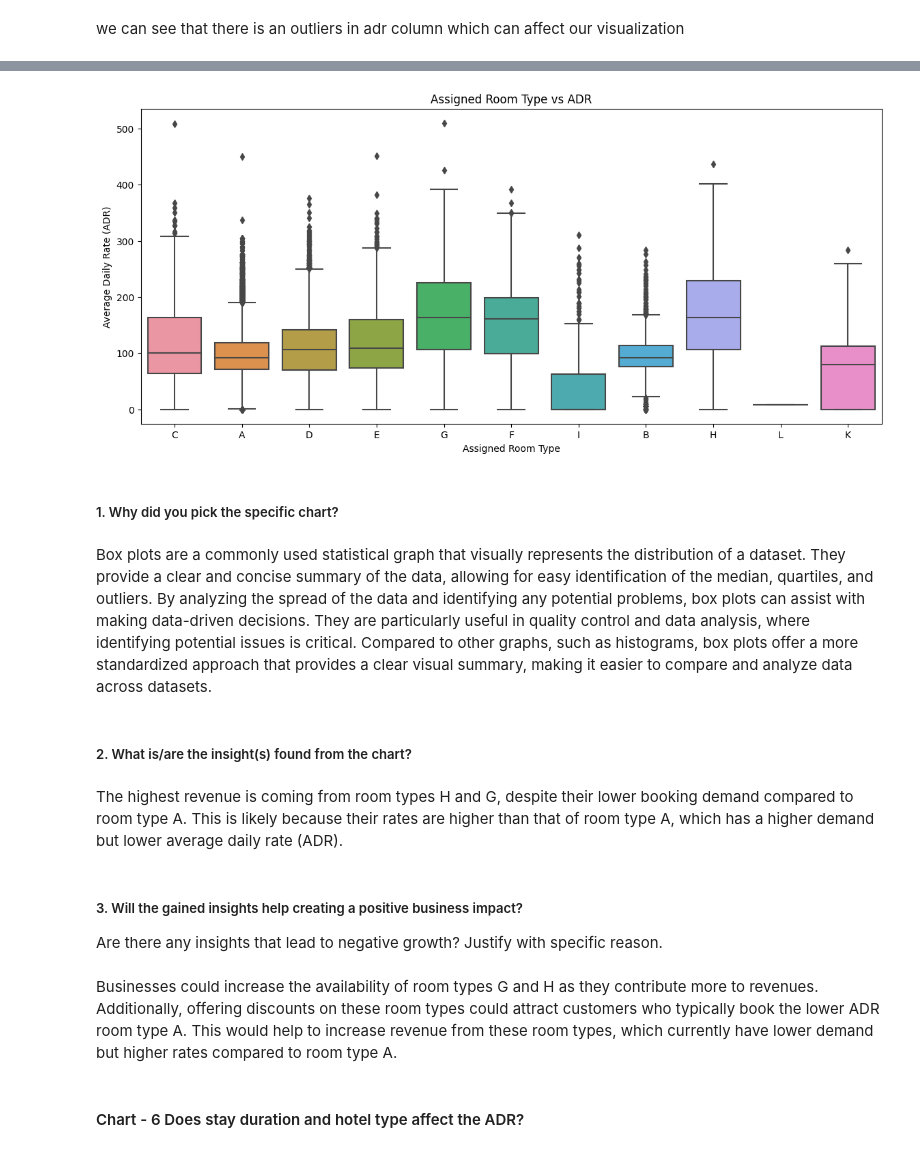
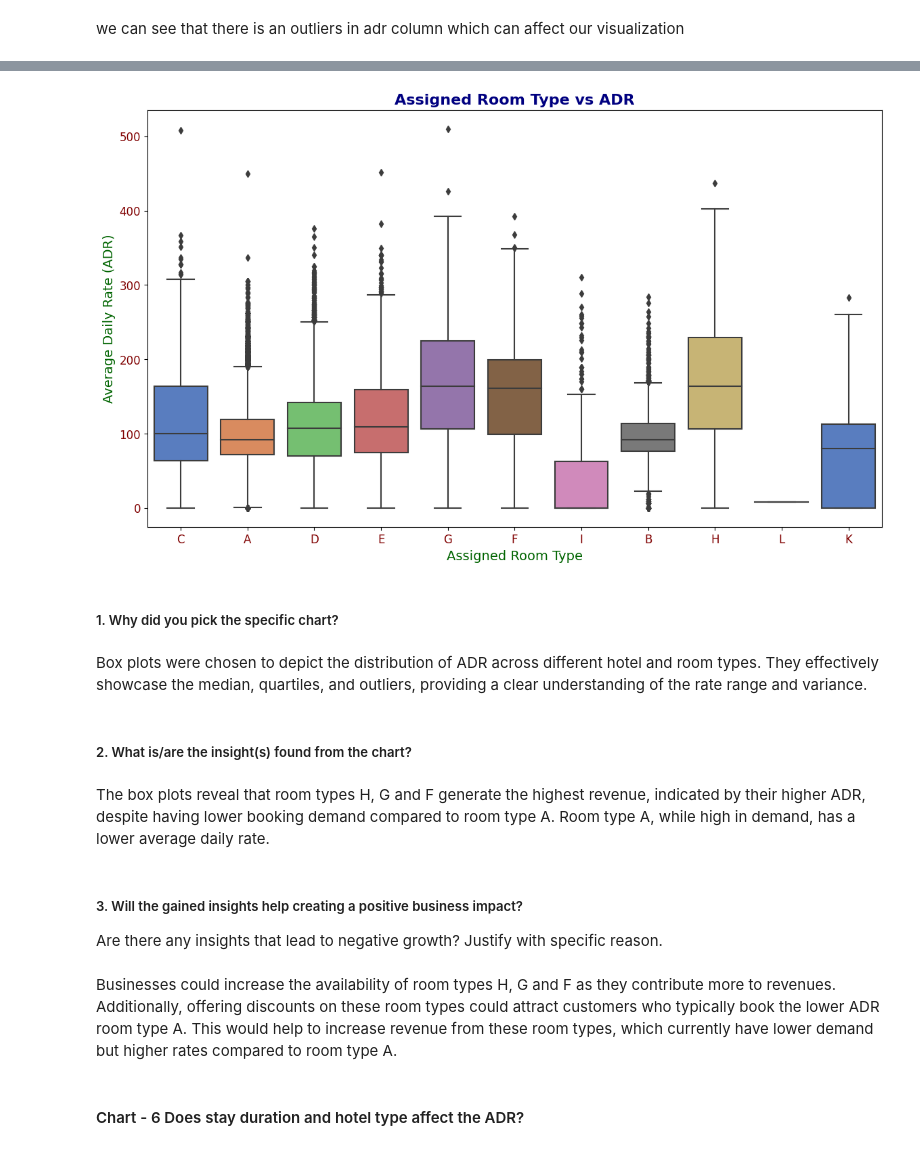
Before and after one commit to pankajmanisahu/EDA-ON-HOTEL-BOOKING-ANALYSIS, a Jupyter notebook: HOTEL_BOOKING_ANALYSIS_EDA.ipynb, the cells around one changed output, grey strips where cells are left out. Saved outputs shown, nothing was run; the diff lists cells and outputs as text; code cells hidden in the pictures.

```diff
--- a/HOTEL_BOOKING_ANALYSIS_EDA.ipynb
+++ b/HOTEL_BOOKING_ANALYSIS_EDA.ipynb
@@ -833,29 +802,29 @@ plt.show()
 # %%
 # Box Plot - checking average daily rate (adr) for room types
 
-plt.figure(figsize= (14,6))
-sns.boxplot(x = temp_df1['assigned_room_type'], y = temp_df1['adr'])
-
-# set lables
-plt.title('Assigned Room Type vs ADR')
-plt.xlabel('Assigned Room Type')
-plt.ylabel('Average Daily Rate (ADR)')
+plt.figure(figsize=(14, 8))
+sns.boxplot(x='assigned_room_type', y='adr', data=temp_df1, palette='muted')
+plt.title('Assigned Room Type vs ADR', fontsize=16, fontweight='bold', color='navy')
+plt.xlabel('Assigned Room Type', fontsize=14, color='darkgreen')
+plt.ylabel('Average Daily Rate (ADR)', fontsize=14, color='darkgreen')
+plt.xticks(fontsize=12, color='maroon')
+plt.yticks(fontsize=12, color='maroon')
 plt.show()
 # %% [output]
-[figure, old version]
+[figure, new version]
 # %% [markdown]
 ##### 1. Why did you pick the specific chart?
-# %% [markdown]
-Box plots are a commonly used statistical graph that visually represents the distribution of a dataset. They provide a clear and concise summary of the data, allowing for easy identification of the median, quartiles, and outliers. By analyzing the spread of the data and identifying any potential problems, box plots can assist with making data-driven decisions. They are particularly useful in quality control and data analysis, where identifying potential issues is critical. Compared to other graphs, such as histograms, box plots offer a more standardized approach that provides a clear visual summary, making it easier to compare and analyze data across datasets.
+# %% [markdown]
+Box plots were chosen to depict the distribution of ADR across different hotel and room types. They effectively showcase the median, quartiles, and outliers, providing a clear understanding of the rate range and variance.
 # %% [markdown]
 ##### 2. What is/are the insight(s) found from the chart?
 # %% [markdown]
- The highest revenue is coming from room types H and G, despite their lower booking demand compared to room type A. This is likely because their rates are higher than that of room type A, which has a higher demand but lower average daily rate (ADR).
+The box plots reveal that room types H, G and F generate the highest revenue, indicated by their higher ADR, despite having lower booking demand compared to room type A. Room type A, while high in demand, has a lower average daily rate.
 # %% [markdown]
 ##### 3. Will the gained insights help creating a positive business impact?
 Are there any insights that lead to negative growth? Justify with specific reason.
 # %% [markdown]
-Businesses could increase the availability of room types G and H as they contribute more to revenues. Additionally, offering discounts on these room types could attract customers who typically book the lower ADR room type A. This would help to increase revenue from these room types, which currently have lower demand but higher rates compared to room type A.
+Businesses could increase the availability of room types H, G and F as they contribute more to revenues. Additionally, offering discounts on these room types could attract customers who typically book the lower ADR room type A. This would help to increase revenue from these room types, which currently have lower demand but higher rates compared to room type A.
 # %% [markdown]
 #### Chart - 6 Does stay duration and hotel type affect the ADR?
 # %%
```
Also changed, not shown: parts of 50 cells of this notebook.
